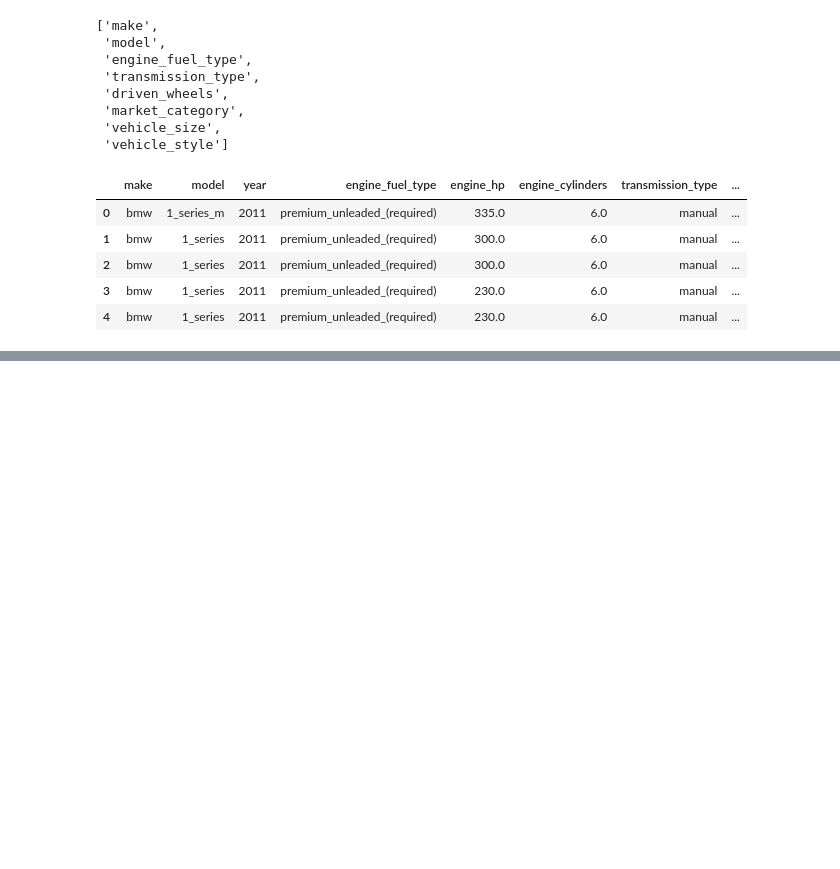
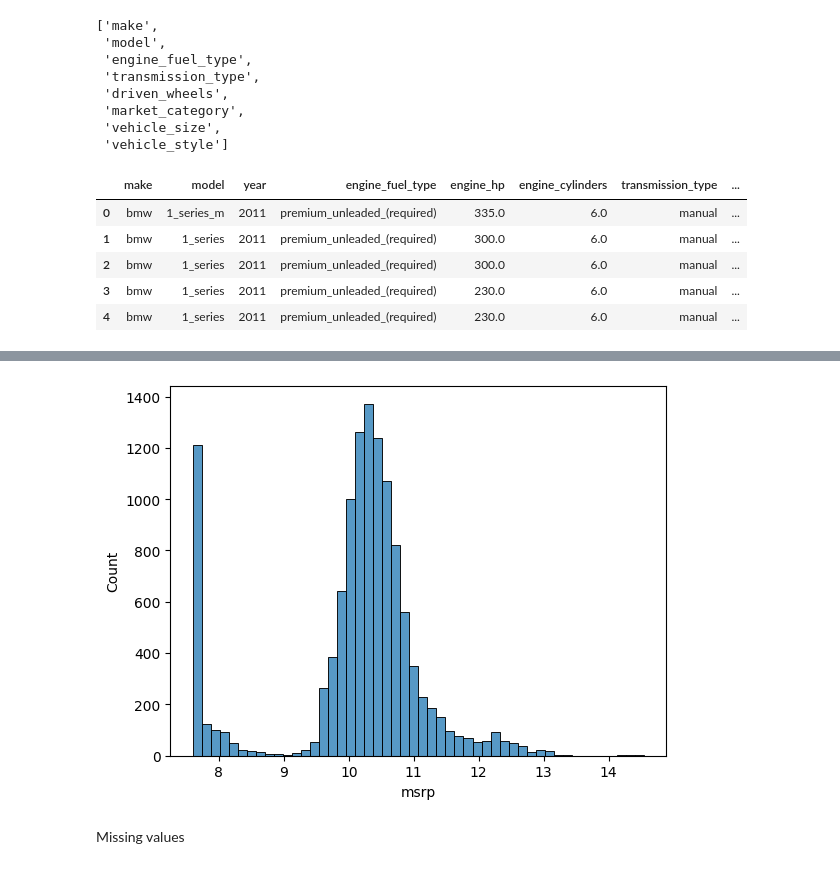
Before and after one commit to 16danielvm/MLZoomCamp, a Jupyter notebook: 02_regression/02_regression.ipynb, the cells around one changed output, grey strips where cells are left out. Cells and saved outputs as stored; diff of their text form; code cells hidden in the pictures; blank space fills up the shorter version.

```diff
--- a/02_regression/02_regression.ipynb
+++ b/02_regression/02_regression.ipynb
@@ -63,0 +116,3 @@ df.head()
+# %%
+price_logs = np.log1p(df.msrp)
+price_logs
@@ -63,0 +132,7 @@ df.head()
+# %%
+sns.histplot(price_logs, bins=50)
+plt.show()
+# %% [output]
+[figure, added]
+# %% [markdown]
+Missing values
```
Also changed, not shown: parts of 12 cells of this notebook.
